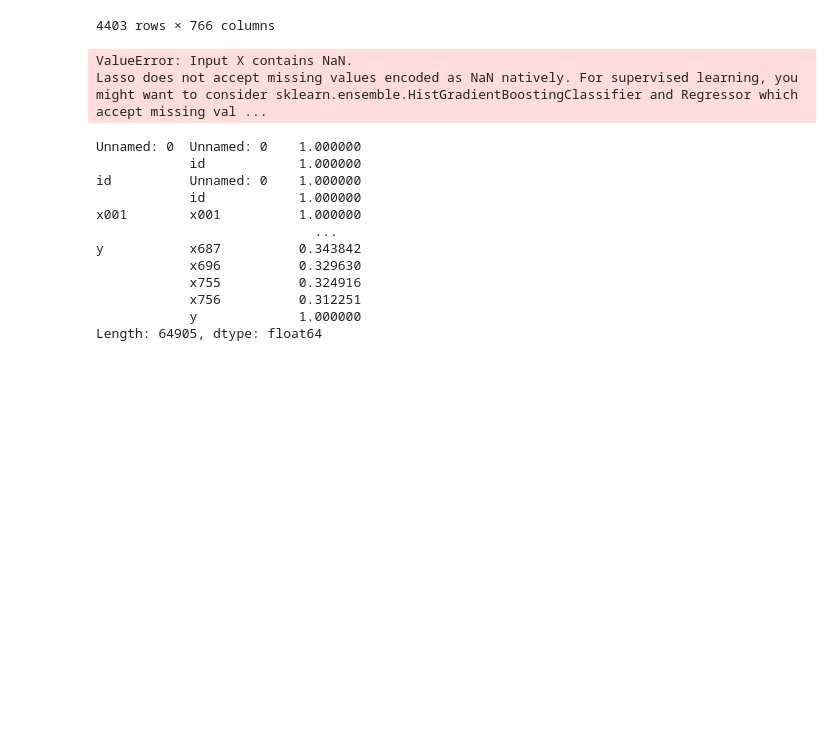
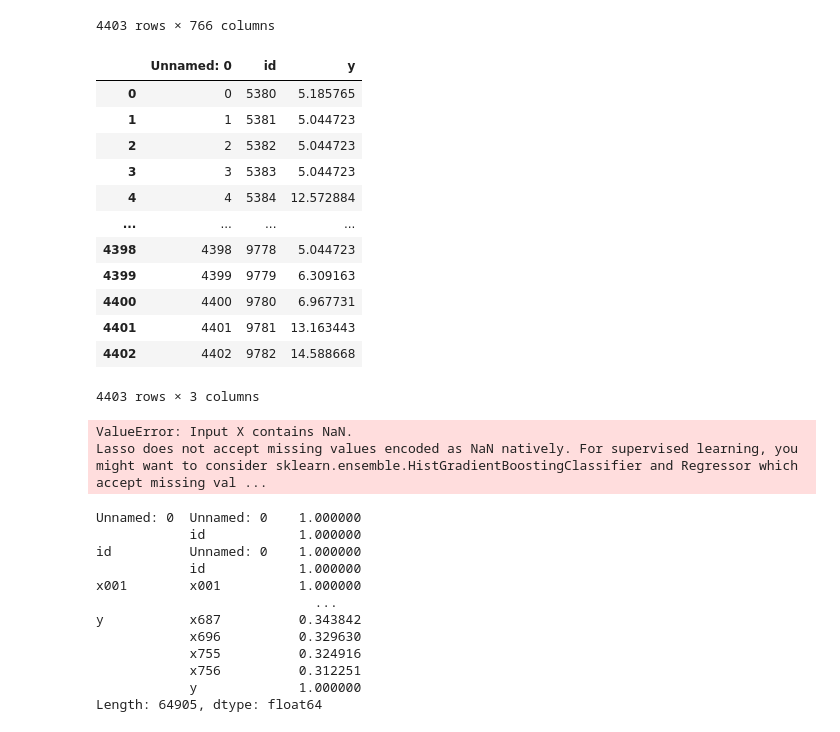
Before and after one commit to pdhanoa/cs390-project, a Jupyter notebook: Kaggle/data/PCA-RandomForest.ipynb, the cells around one changed output. Drawn from its saved outputs; the diff is of its cells as text; code cells hidden in the pictures; blank space fills up the shorter version.

```diff
--- a/Kaggle/data/PCA-RandomForest.ipynb
+++ b/Kaggle/data/PCA-RandomForest.ipynb
@@ -148,6 +264,22 @@ pd.read_csv('test.csv')
 | 4401 | 9781 | 7.384902e+10 | 2556.73 | 6.47 | 0.00140 | 1.605414e+09 | 0.25 | 186175.29 | 236336.0 | 655488.0 | ... | ... |
 | 4402 | 9782 | 1.245804e+10 | 1481.99 | 5.92 | 0.00000 | 3.114510e+09 | 0.00 | 148362.27 | 144983.0 | 4736.0 | ... | ... |
 4403 rows × 766 columns
+# %%
+pd.read_csv('pred.csv')
+# %% [output]
+|  | Unnamed: 0 | id | y |
+| 0 | 0 | 5380 | 5.185765 |
+| 1 | 1 | 5381 | 5.044723 |
+| 2 | 2 | 5382 | 5.044723 |
+| 3 | 3 | 5383 | 5.044723 |
+| 4 | 4 | 5384 | 12.572884 |
+| ... | ... | ... | ... |
+| 4398 | 4398 | 9778 | 5.044723 |
+| 4399 | 4399 | 9779 | 6.309163 |
+| 4400 | 4400 | 9780 | 6.967731 |
+| 4401 | 4401 | 9781 | 13.163443 |
+| 4402 | 4402 | 9782 | 14.588668 |
+4403 rows × 3 columns
 # %%
 clf.predict(test_df.drop(columns=['id']))
 # %% [output]
```
Also changed, not shown: parts of 19 cells of this notebook, 1 other file.
